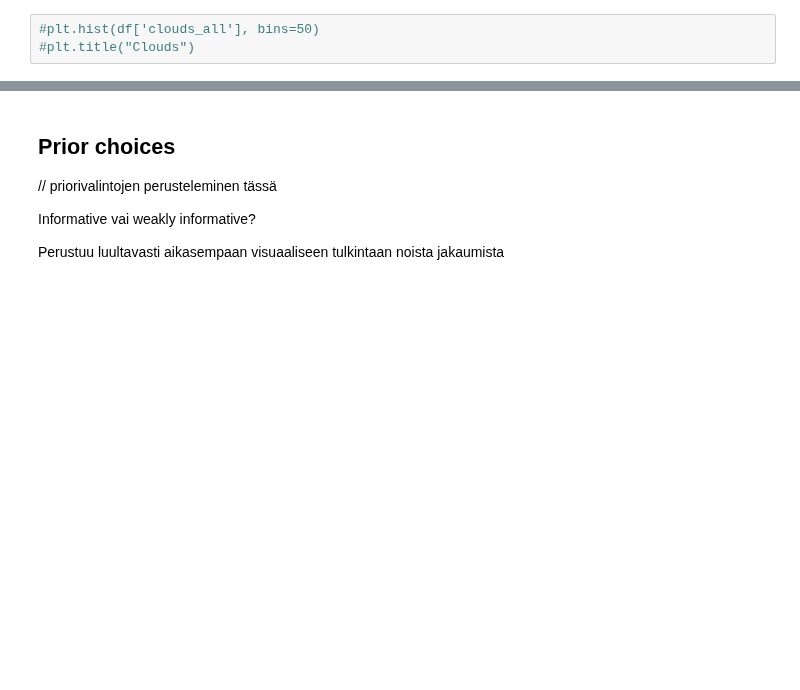
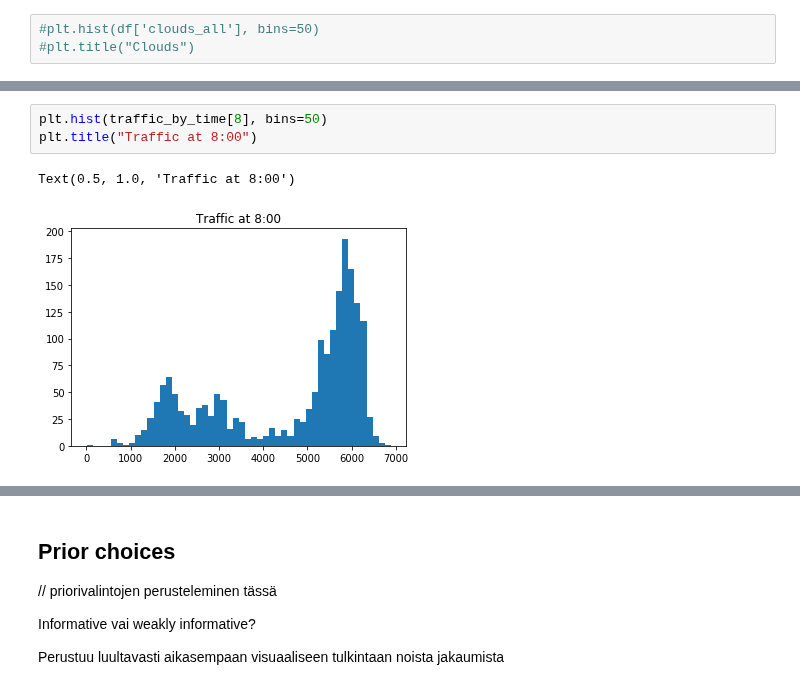
Before and after one commit to Lensku/BDA-Project-Otso-Lensku, a Jupyter notebook: Project.ipynb, the cells around one changed output, grey strips where cells are left out. Saved outputs shown, nothing was run; the diff lists cells and outputs as text; blank space fills up the shorter version.

```diff
--- a/Project.ipynb
+++ b/Project.ipynb
@@ -179,0 +156,6 @@ x_{21} & x_{22} & x_{23}
+# %%
+plt.hist(traffic_by_time[8], bins=50)
+plt.title("Traffic at 8:00")
+# %% [output]
+Text(0.5, 1.0, 'Traffic at 8:00')
+[figure, added]
```
Also changed, not shown: parts of 7 cells of this notebook, 1 other file.
